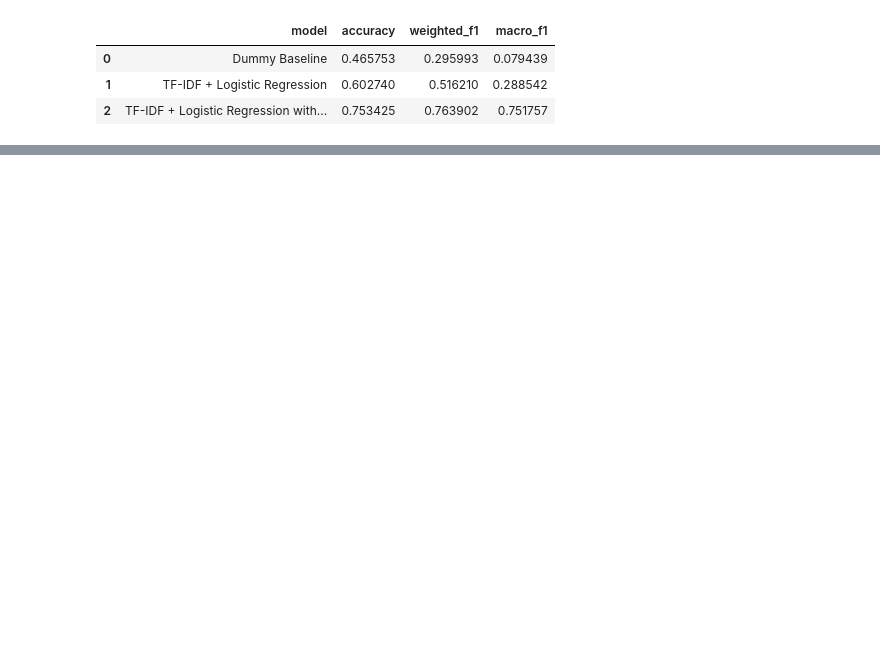
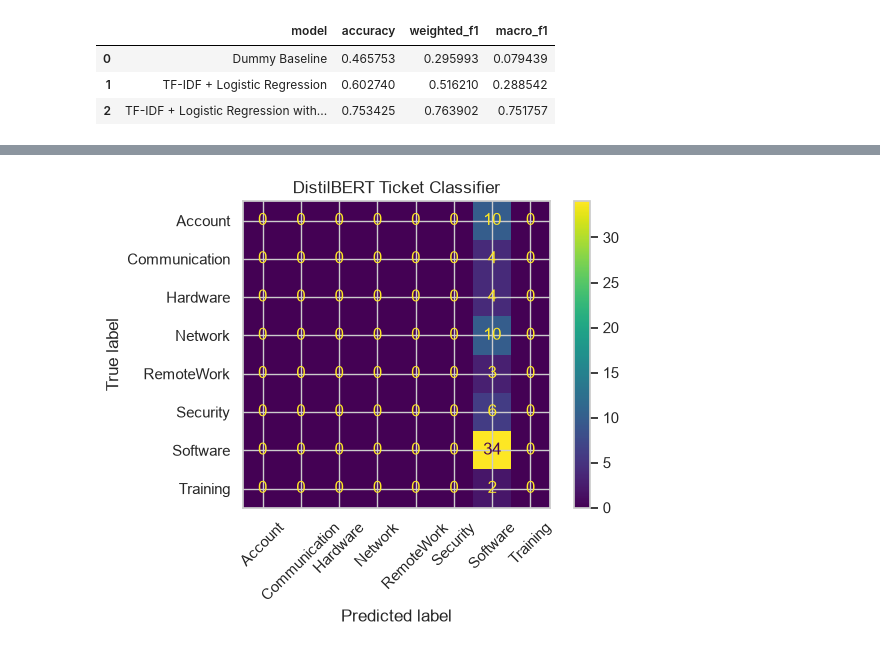
Before and after one commit to andymann-cs/Ticket-Classifier, a Jupyter notebook: notebooks/dataset_check.ipynb, the cells around one changed output, grey strips where cells are left out. Cells and saved outputs as stored; diff of their text form; code cells hidden in the pictures; blank space fills up the shorter version.

```diff
--- a/notebooks/dataset_check.ipynb
+++ b/notebooks/dataset_check.ipynb
@@ -412,0 +1271,15 @@ We could check the contents of tickets that the model misclassed as account rath
+# %%
+train_dataset = Dataset.from_dict({
+    "text": X_train.tolist(),
+    "label": y_train_encoded.tolist()
+})
+
+val_dataset = Dataset.from_dict({
+    "text": X_val.tolist(),
+    "label": y_val_encoded.tolist()
+})
+
+test_dataset = Dataset.from_dict({
+    "text": X_test.tolist(),
+    "label": y_test_encoded.tolist()
+})
@@ -412,0 +1404,18 @@ We could check the contents of tickets that the model misclassed as account rath
+# %%
+trainer.train()
+
+val_metrics = trainer.evaluate(tokenized_val)
+val_metrics
+
+prediction_output = trainer.predict(tokenized_val)
+val_logits = prediction_output.predictions
+transformer_val_pred = np.argmax(val_logits, axis=1)
+
+print(
+    classification_report(
+        y_val_encoded,
+        transformer_val_pred,
+        target_names=label_encoder.classes_,
+        zero_division=0
+    )
+)
@@ -412,0 +1446,13 @@ We could check the contents of tickets that the model misclassed as account rath
+# %%
+ConfusionMatrixDisplay.from_predictions(
+    label_encoder.inverse_transform(y_val_encoded),
+    label_encoder.inverse_transform(transformer_val_pred),
+    labels=label_encoder.classes_,
+    xticks_rotation=45
+)
+
+plt.title("DistilBERT Ticket Classifier")
+plt.tight_layout()
+plt.show()
+# %% [output]
+[figure, added]
```
Also changed, not shown: parts of 52 cells of this notebook.
